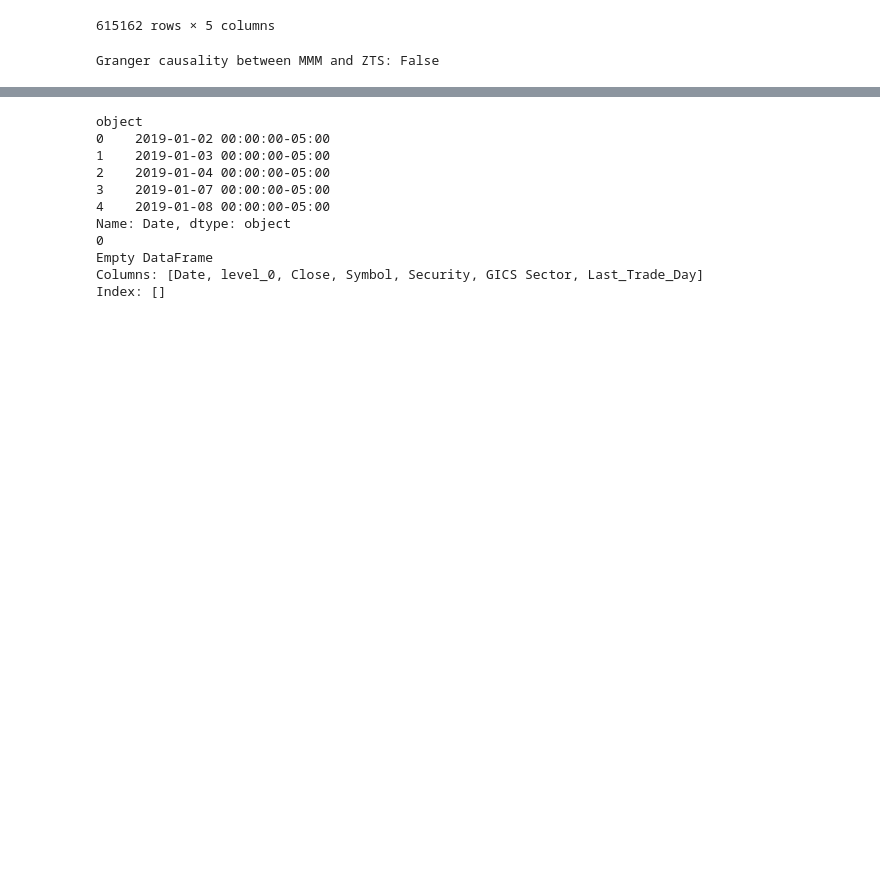
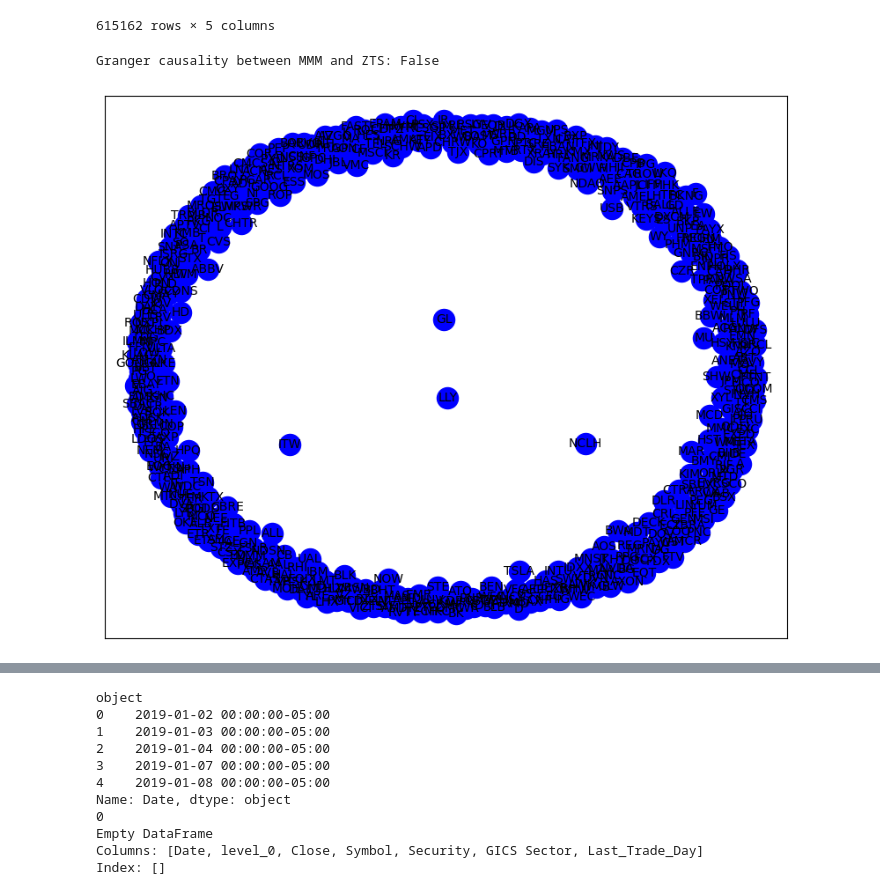
Before and after one commit to haydenac11/572-Project, a Jupyter notebook: datacollect.ipynb, the cells around one changed output, grey strips where cells are left out. Cells and saved outputs as stored; diff of their text form; code cells hidden in the pictures; blank space fills up the shorter version.

Commit message:
granger vis?

```diff
--- a/datacollect.ipynb
+++ b/datacollect.ipynb
@@ -201,3 +201,21 @@ def create_sector_network(granger_result, sp500_tickers, sector_df, valid_sector
                 G.add_edge(stock1, stock2, weight=1)  #edge has default weight 1=true
 
     return G
+# %%
+#testing granger visual - whole network
+import matplotlib.pyplot as plt
+
+def draw_granger_network(G):
+    plt.figure(figsize=(10,8))
+
+    pos = nx.spring_layout(G)
+    nx.draw_networkx_nodes(G, pos, node_size=300, node_color='blue')
+    nx.draw_networkx_edges(G, pos, width=1.0, alpha=0.5)
+    nx.draw_networkx_labels(G, pos, font_size=10, font_family='sans-serif')
+    plt.show()
+
+G = create_base_network(granger_result, sp500_tickers)
+
+draw_granger_network(G)
+# %% [output]
+[figure, added]
```
Also changed, not shown: parts of 1 cell of this notebook.
